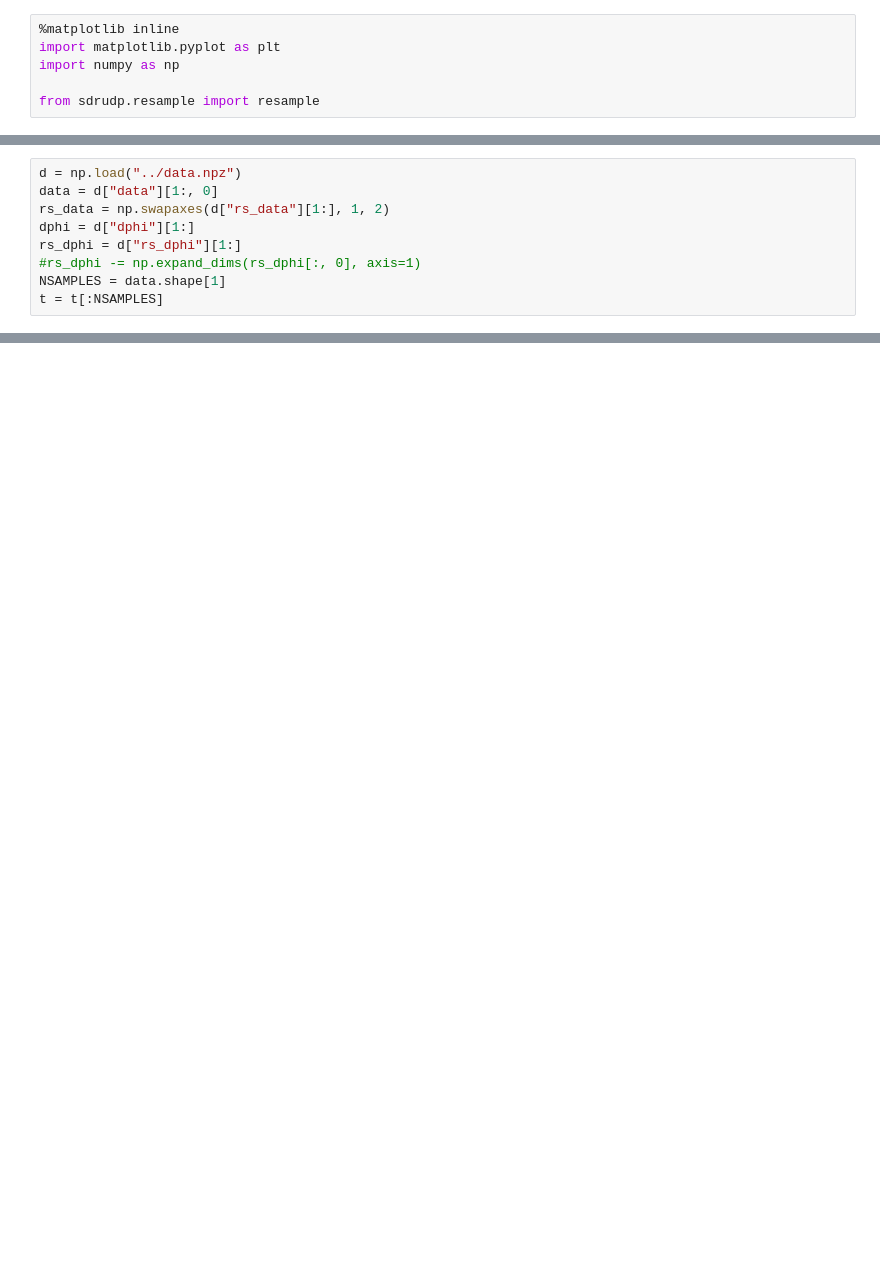
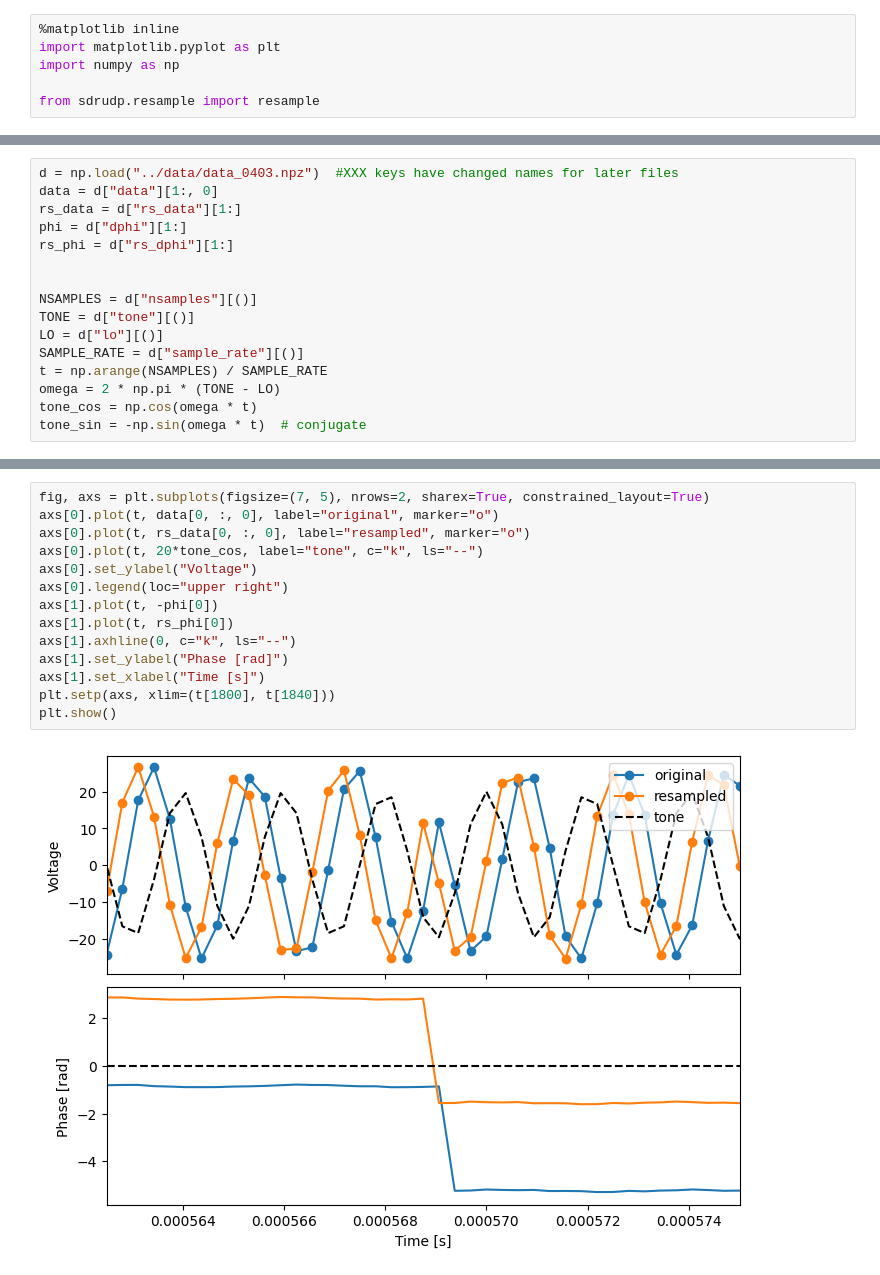
Before and after one commit to AaronParsons/sdrudp, a Jupyter notebook: notebooks/phase_detect_and_correct.ipynb, the cells around one changed output, grey strips where cells are left out. Cells and saved outputs as stored; diff of their text form; blank space fills up the shorter version.

```diff
--- a/notebooks/phase_detect_and_correct.ipynb
+++ b/notebooks/phase_detect_and_correct.ipynb
@@ -89,9 +91,16 @@ plt.show()
 # %%
-d = np.load("../data.npz")
+d = np.load("../data/data_0403.npz")  #XXX keys have changed names for later files
 data = d["data"][1:, 0]
-rs_data = np.swapaxes(d["rs_data"][1:], 1, 2)
-dphi = d["dphi"][1:]
-rs_dphi = d["rs_dphi"][1:]
-#rs_dphi -= np.expand_dims(rs_dphi[:, 0], axis=1)
-NSAMPLES = data.shape[1]
-t = t[:NSAMPLES]
+rs_data = d["rs_data"][1:]
+phi = d["dphi"][1:]
+rs_phi = d["rs_dphi"][1:]
+
+
+NSAMPLES = d["nsamples"][()]
+TONE = d["tone"][()]
+LO = d["lo"][()]
+SAMPLE_RATE = d["sample_rate"][()]
+t = np.arange(NSAMPLES) / SAMPLE_RATE
+omega = 2 * np.pi * (TONE - LO)
+tone_cos = np.cos(omega * t)
+tone_sin = -np.sin(omega * t)  # conjugate
@@ -110,0 +107,16 @@ for i in range(2):
+# %%
+fig, axs = plt.subplots(figsize=(7, 5), nrows=2, sharex=True, constrained_layout=True)
+axs[0].plot(t, data[0, :, 0], label="original", marker="o")
+axs[0].plot(t, rs_data[0, :, 0], label="resampled", marker="o")
+axs[0].plot(t, 20*tone_cos, label="tone", c="k", ls="--")
+axs[0].set_ylabel("Voltage")
+axs[0].legend(loc="upper right")
+axs[1].plot(t, -phi[0])
+axs[1].plot(t, rs_phi[0])
+axs[1].axhline(0, c="k", ls="--")
+axs[1].set_ylabel("Phase [rad]")
+axs[1].set_xlabel("Time [s]")
+plt.setp(axs, xlim=(t[1800], t[1840]))
+plt.show()
+# %% [output]
+[figure, added]
```
Also changed, not shown: parts of 19 cells of this notebook, 1 other file.
